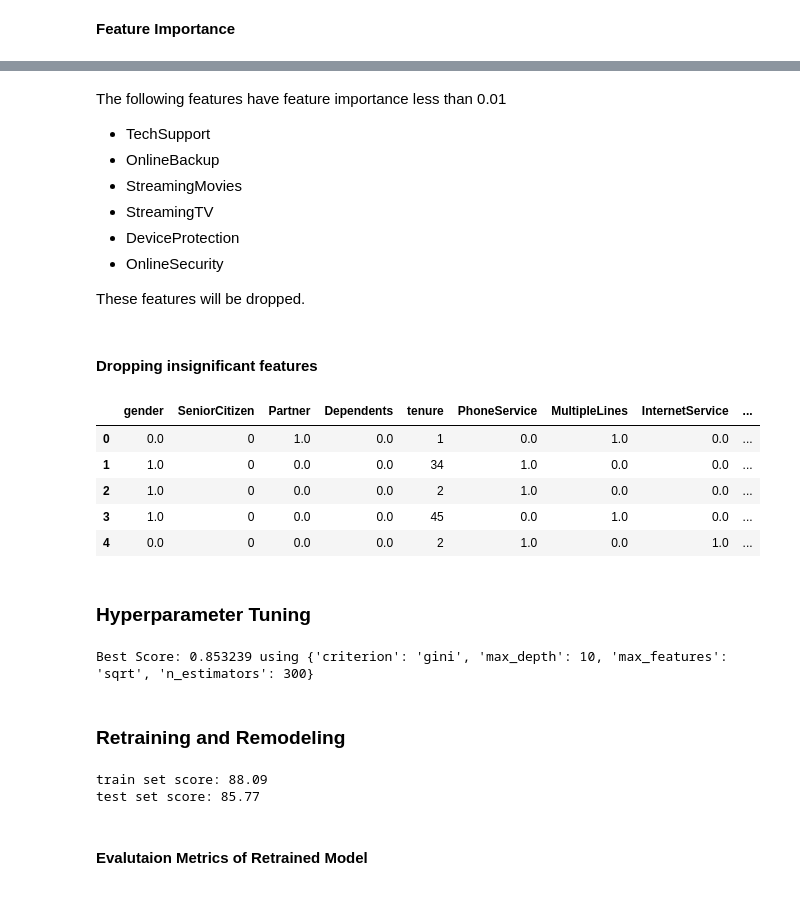
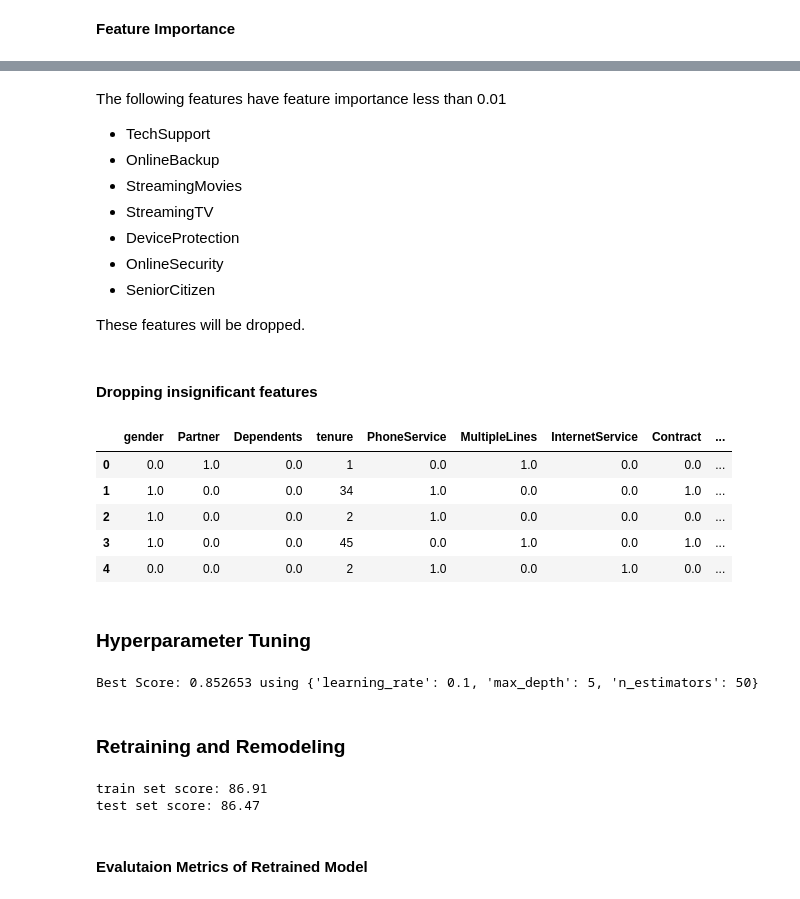
Before and after one commit to slickHnaa/Career_Accelerator_LP3-Classifcation, a Jupyter notebook: 05_Churn.ipynb, the cells around one changed output, grey strips where cells are left out. Cells and saved outputs as stored; diff of their text form; code cells hidden in the pictures.

```diff
--- a/05_Churn.ipynb
+++ b/05_Churn.ipynb
@@ -1467,6 +1467,7 @@ The following features have feature importance less than 0.01
 - StreamingTV
 - DeviceProtection
 - OnlineSecurity
+- SeniorCitizen
 
 These features will be dropped.
 # %% [markdown]
@@ -1474,31 +1475,31 @@ These features will be dropped.
 # %%
 X.drop('DeviceProtection', axis = 1, inplace = True)
 X.drop('OnlineSecurity', axis = 1, inplace = True)
 X.drop('StreamingMovies', axis = 1, inplace = True)
 X.drop('StreamingTV', axis = 1, inplace = True)
 X.drop('TechSupport', axis = 1, inplace = True)
 X.drop('OnlineBackup', axis = 1, inplace = True)
+X.drop('SeniorCitizen', axis = 1, inplace = True)
 X.head()
 # %% [output]
-|  | gender | SeniorCitizen | Partner | Dependents | tenure | PhoneService | MultipleLines | InternetService | ... |
-| 0 | 0.0 | 0 | 1.0 | 0.0 | 1 | 0.0 | 1.0 | 0.0 | ... |
-| 1 | 1.0 | 0 | 0.0 | 0.0 | 34 | 1.0 | 0.0 | 0.0 | ... |
-| 2 | 1.0 | 0 | 0.0 | 0.0 | 2 | 1.0 | 0.0 | 0.0 | ... |
-| 3 | 1.0 | 0 | 0.0 | 0.0 | 45 | 0.0 | 1.0 | 0.0 | ... |
-| 4 | 0.0 | 0 | 0.0 | 0.0 | 2 | 1.0 | 0.0 | 1.0 | ... |
+|  | gender | Partner | Dependents | tenure | PhoneService | MultipleLines | InternetService | Contract | ... |
+| 0 | 0.0 | 1.0 | 0.0 | 1 | 0.0 | 1.0 | 0.0 | 0.0 | ... |
+| 1 | 1.0 | 0.0 | 0.0 | 34 | 1.0 | 0.0 | 0.0 | 1.0 | ... |
+| 2 | 1.0 | 0.0 | 0.0 | 2 | 1.0 | 0.0 | 0.0 | 0.0 | ... |
+| 3 | 1.0 | 0.0 | 0.0 | 45 | 0.0 | 1.0 | 0.0 | 1.0 | ... |
+| 4 | 0.0 | 0.0 | 0.0 | 2 | 1.0 | 0.0 | 1.0 | 0.0 | ... |
 # %% [markdown]
 ### Hyperparameter Tuning
 # %%
 #from sklearn.ensemble import
-model = RandomForestClassifier(random_state=1)
+model = GradientBoostingClassifier(random_state=1)
 
 
 # define grid search
 grid = {
-    'n_estimators': [100, 200, 300],  # try different number of trees
-    'max_depth': [None, 5, 10],       # try different maximum depth values
-    'max_features': ['sqrt', 'log2'], # try different options for the number of features to consider
-    'criterion': ['gini', 'entropy']  # try different quality measures
+    'n_estimators': [10, 50, 100],  # try different number of trees
+    'learning_rate': [0.01, 0.1, 1.0], # try different rate of learning
+    'max_depth': [0, 5, 10],       # try different maximum depth values
 }
 cv = RepeatedStratifiedKFold(n_splits=10, n_repeats=3, random_state=1)
 grid_search = GridSearchCV(estimator=model, param_grid=grid, n_jobs=-1, cv=cv, scoring='f1',error_score=0)
@@ -1507,11 +1508,11 @@ grid_result = grid_search.fit(X_train, y_train)
 # summarize results
 print("Best Score: %f using %s" % (grid_result.best_score_, grid_result.best_params_))
 # %% [output]
-Best Score: 0.853239 using {'criterion': 'gini', 'max_depth': 10, 'max_features': 'sqrt', 'n_estimators': 300}
+Best Score: 0.852653 using {'learning_rate': 0.1, 'max_depth': 5, 'n_estimators': 50}
 # %% [markdown]
 ### Retraining and Remodeling
 # %%
-LPdt = RandomForestClassifier(**grid_result.best_params_, random_state=1)
+LPdt = GradientBoostingClassifier(**grid_result.best_params_, random_state=1)
 
 #Fit 'LPdt' to the training set
 LPdt.fit(X_trainval, y_trainval)
@@ -1526,8 +1527,8 @@ LPdt_Tt_Score = round(LPdt.score(X_test, y_test)*100, 2)
 print('train set score: {:.2f}'.format(LPdt_Tr_Score))
 print('test set score: {:.2f}'.format(LPdt_Tt_Score))
 # %% [output]
-train set score: 88.09
-test set score: 85.77
+train set score: 86.91
+test set score: 86.47
 # %% [markdown]
 #### Evalutaion Metrics of Retrained Model
 # %%
```
Also changed, not shown: parts of 16 cells of this notebook.
